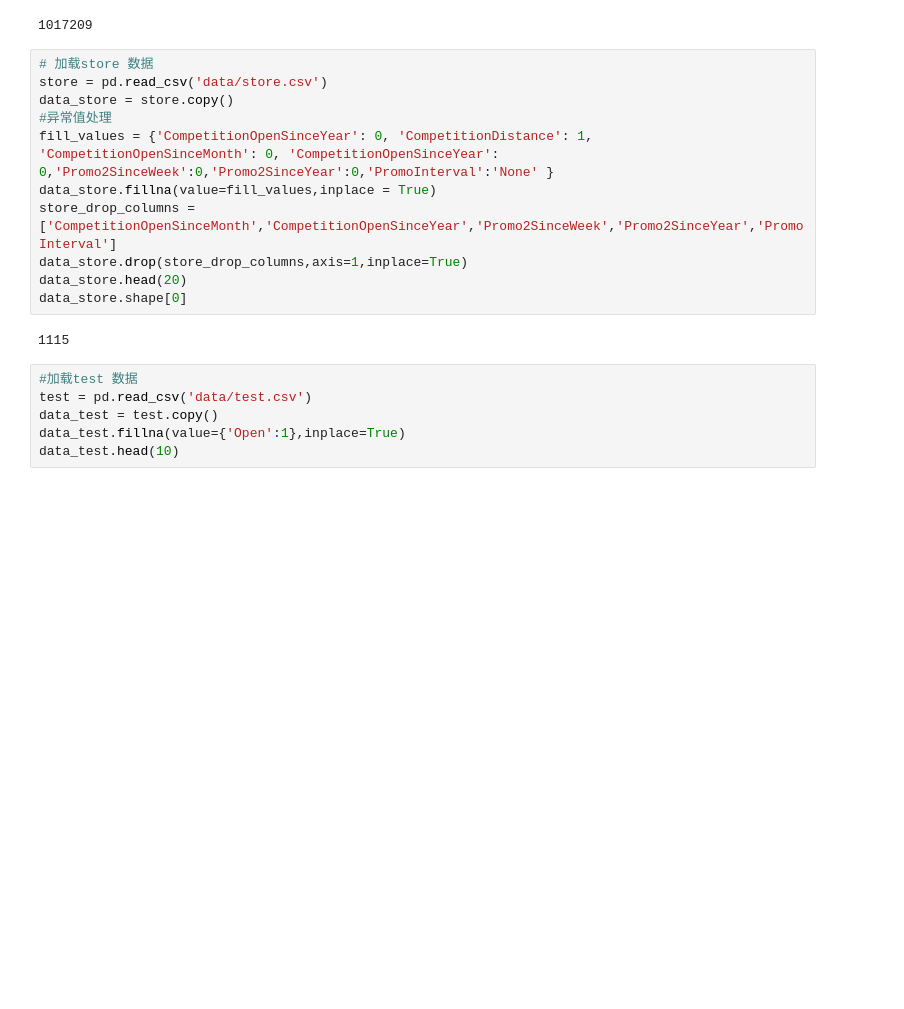
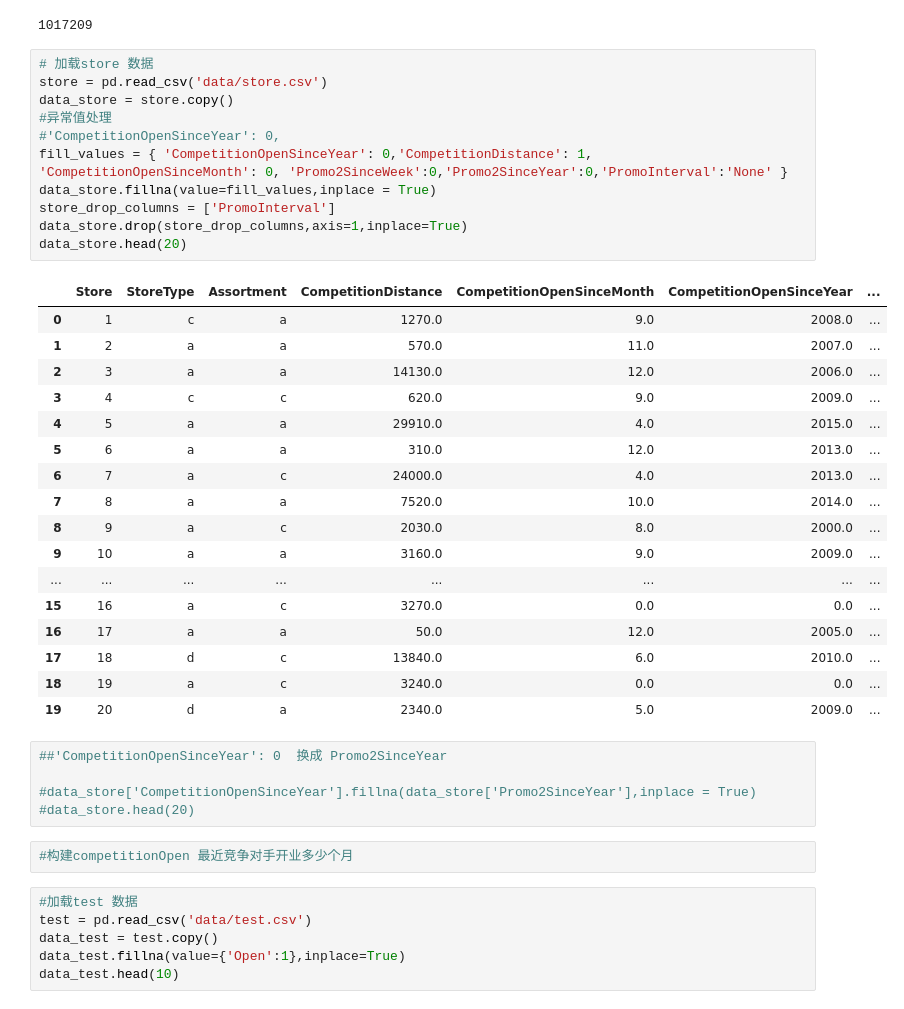
Before and after one commit to hahajing123/learning_p7, a Jupyter notebook: rossmann_sales.ipynb, the cells around one changed output. Saved outputs shown, nothing was run; the diff lists cells and outputs as text; blank space fills up the shorter version.

```diff
--- a/rossmann_sales.ipynb
+++ b/rossmann_sales.ipynb
@@ -23,16 +22,39 @@ data_data.shape[0]
 # %%
 # 加载store 数据
 store = pd.read_csv('data/store.csv')
 data_store = store.copy()
 #异常值处理
-fill_values = {'CompetitionOpenSinceYear': 0, 'CompetitionDistance': 1, 'CompetitionOpenSinceMonth': 0, 'CompetitionOpenSinceYear': 0,'Promo2SinceWeek':0,'Promo2SinceYear':0,'PromoInterval':'None' }
+#'CompetitionOpenSinceYear': 0,
+fill_values = { 'CompetitionOpenSinceYear': 0,'CompetitionDistance': 1, 'CompetitionOpenSinceMonth': 0, 'Promo2SinceWeek':0,'Promo2SinceYear':0,'PromoInterval':'None' }
 data_store.fillna(value=fill_values,inplace = True)
-store_drop_columns = ['CompetitionOpenSinceMonth','CompetitionOpenSinceYear','Promo2SinceWeek','Promo2SinceYear','PromoInterval']
+store_drop_columns = ['PromoInterval']
 data_store.drop(store_drop_columns,axis=1,inplace=True)
 data_store.head(20)
-data_store.shape[0]
 # %% [output]
-1115
+|  | Store | StoreType | Assortment | CompetitionDistance | CompetitionOpenSinceMonth | CompetitionOpenSinceYear | ... |
+| 0 | 1 | c | a | 1270.0 | 9.0 | 2008.0 | ... |
+| 1 | 2 | a | a | 570.0 | 11.0 | 2007.0 | ... |
+| 2 | 3 | a | a | 14130.0 | 12.0 | 2006.0 | ... |
+| 3 | 4 | c | c | 620.0 | 9.0 | 2009.0 | ... |
+| 4 | 5 | a | a | 29910.0 | 4.0 | 2015.0 | ... |
+| 5 | 6 | a | a | 310.0 | 12.0 | 2013.0 | ... |
+| 6 | 7 | a | c | 24000.0 | 4.0 | 2013.0 | ... |
+| 7 | 8 | a | a | 7520.0 | 10.0 | 2014.0 | ... |
+| 8 | 9 | a | c | 2030.0 | 8.0 | 2000.0 | ... |
+| 9 | 10 | a | a | 3160.0 | 9.0 | 2009.0 | ... |
+| ... | ... | ... | ... | ... | ... | ... | ... |
+| 15 | 16 | a | c | 3270.0 | 0.0 | 0.0 | ... |
+| 16 | 17 | a | a | 50.0 | 12.0 | 2005.0 | ... |
+| 17 | 18 | d | c | 13840.0 | 6.0 | 2010.0 | ... |
+| 18 | 19 | a | c | 3240.0 | 0.0 | 0.0 | ... |
+| 19 | 20 | d | a | 2340.0 | 5.0 | 2009.0 | ... |
+# %%
+##'CompetitionOpenSinceYear': 0  换成 Promo2SinceYear
+
+#data_store['CompetitionOpenSinceYear'].fillna(data_store['Promo2SinceYear'],inplace = True)
+#data_store.head(20)
+# %%
+#构建competitionOpen 最近竞争对手开业多少个月
 # %%
 #加载test 数据
 test = pd.read_csv('data/test.csv')
```
Also changed, not shown: parts of 17 cells of this notebook.
